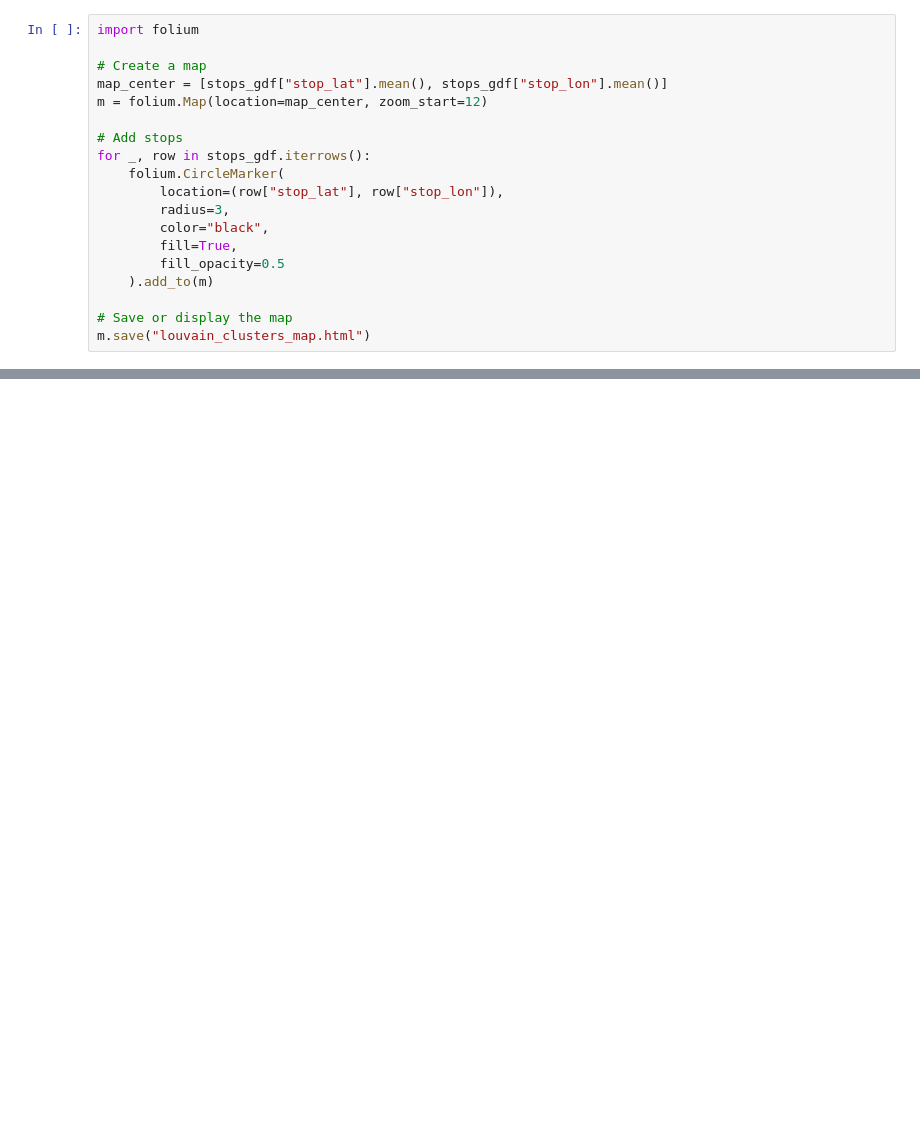
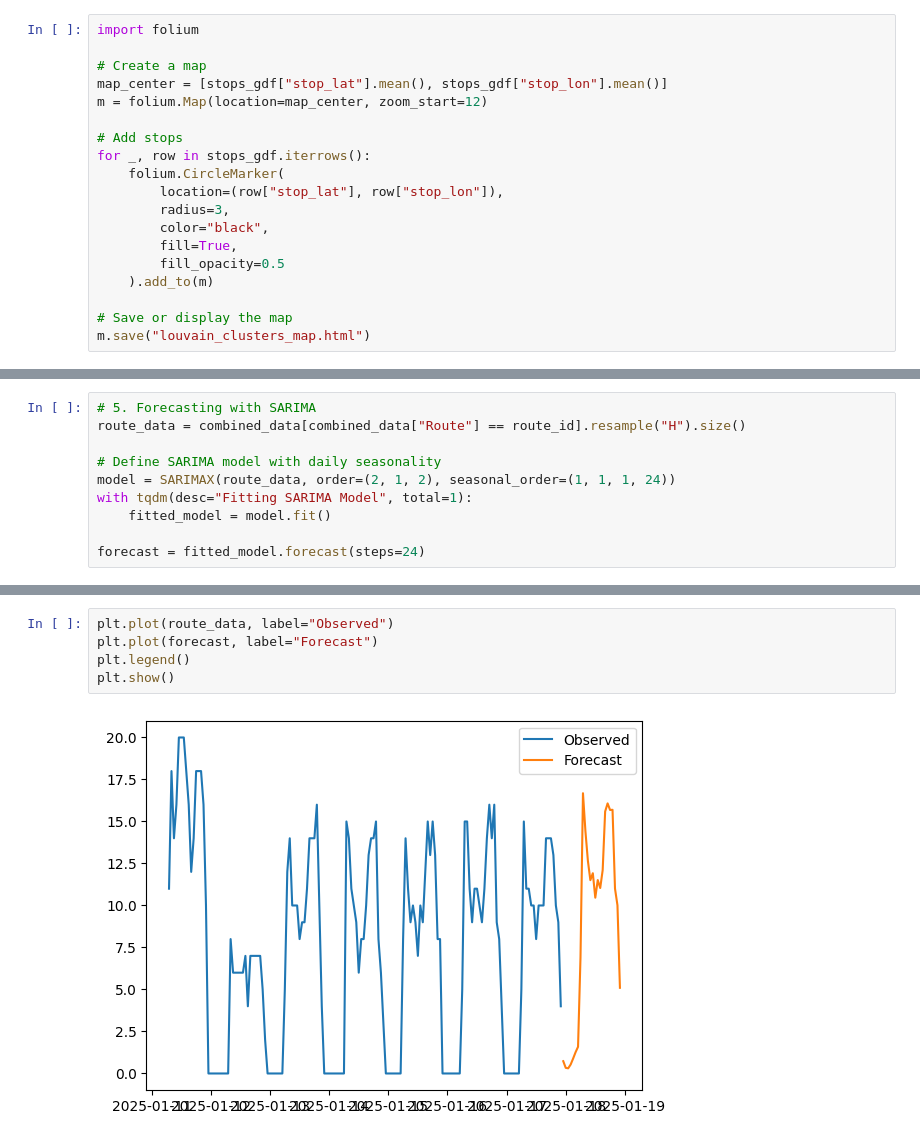
Before and after one commit to dmehta94/project-capstone-transit-inequity-eastern-queens, a Jupyter notebook: code/analysis.ipynb, the cells around one changed output, grey strips where cells are left out. Drawn from its saved outputs; the diff is of its cells as text; blank space fills up the shorter version.

```diff
--- a/code/analysis.ipynb
+++ b/code/analysis.ipynb
@@ -444,0 +559,10 @@ m.save("louvain_clusters_map.html")
+# %%
+# 5. Forecasting with SARIMA
+route_data = combined_data[combined_data["Route"] == route_id].resample("H").size()
+
+# Define SARIMA model with daily seasonality
+model = SARIMAX(route_data, order=(2, 1, 2), seasonal_order=(1, 1, 1, 24))
+with tqdm(desc="Fitting SARIMA Model", total=1):
+    fitted_model = model.fit()
+
+forecast = fitted_model.forecast(steps=24)
@@ -444,0 +576,7 @@ m.save("louvain_clusters_map.html")
+# %%
+plt.plot(route_data, label="Observed")
+plt.plot(forecast, label="Forecast")
+plt.legend()
+plt.show()
+# %% [output]
+[figure, added]
```
Also changed, not shown: parts of 24 cells of this notebook, 5 other files.
